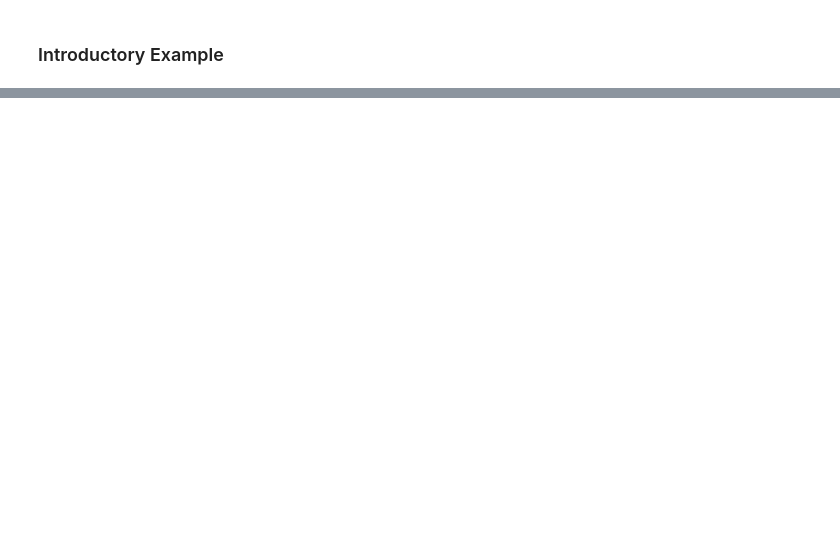
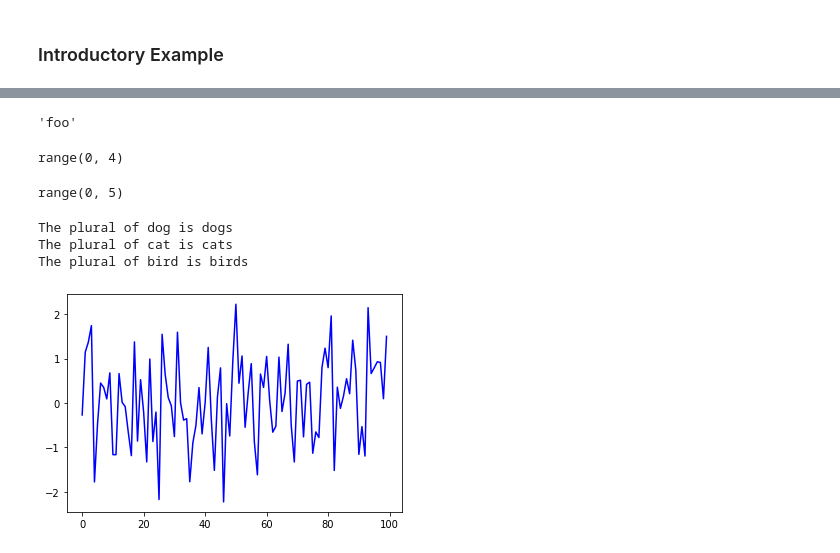
Before and after one commit to caiquemiranda/quantitative-economics-python, a Jupyter notebook: 1.2-introductory-example.ipynb, the cells around one changed output, grey strips where cells are left out. Drawn from its saved outputs; the diff is of its cells as text; code cells hidden in the pictures; blank space fills up the shorter version.

Commit message:
test_programs-scripts-1

```diff
--- a/1.2-introductory-example.ipynb
+++ b/1.2-introductory-example.ipynb
@@ -32,0 +61,48 @@ x.append(2.5)
+# %%
+x[1]
+# %% [output]
+'foo'
+# %%
+range(0,4 )
+# %% [output]
+range(0, 4)
+# %%
+range(0, 5)
+# %% [output]
+range(0, 5)
+# %%
+for i in range(ts_length):
+    e = normalvariate(0, 1)
+    epsilon_values.append(e)
+
+plt.plot(epsilon_values, 'b-')
+# %%
+animals = ['dog', 'cat', 'bird']
+
+for animal in animals:
+    print("The plural of " + animal + " is " + animal + "s")
+# %% [output]
+The plural of dog is dogs
+The plural of cat is cats
+The plural of bird is birds
+# %%
+"""
+Filename: scripts-1/test_program_2.py
+Authors: Caique Miranda
+"""
+
+from random import normalvariate
+import matplotlib.pyplot as plt
+
+ts_length = 100
+epsilon_values = []
+i = 0
+while i < ts_length:
+    e = normalvariate(0, 1)
+    epsilon_values.append(e)
+    i = i + 1
+
+plt.plot(epsilon_values, 'b-')
+plt.show()
+# %% [output]
+[figure, added]
```
Also changed, not shown: parts of 16 cells of this notebook, 5 other files.
